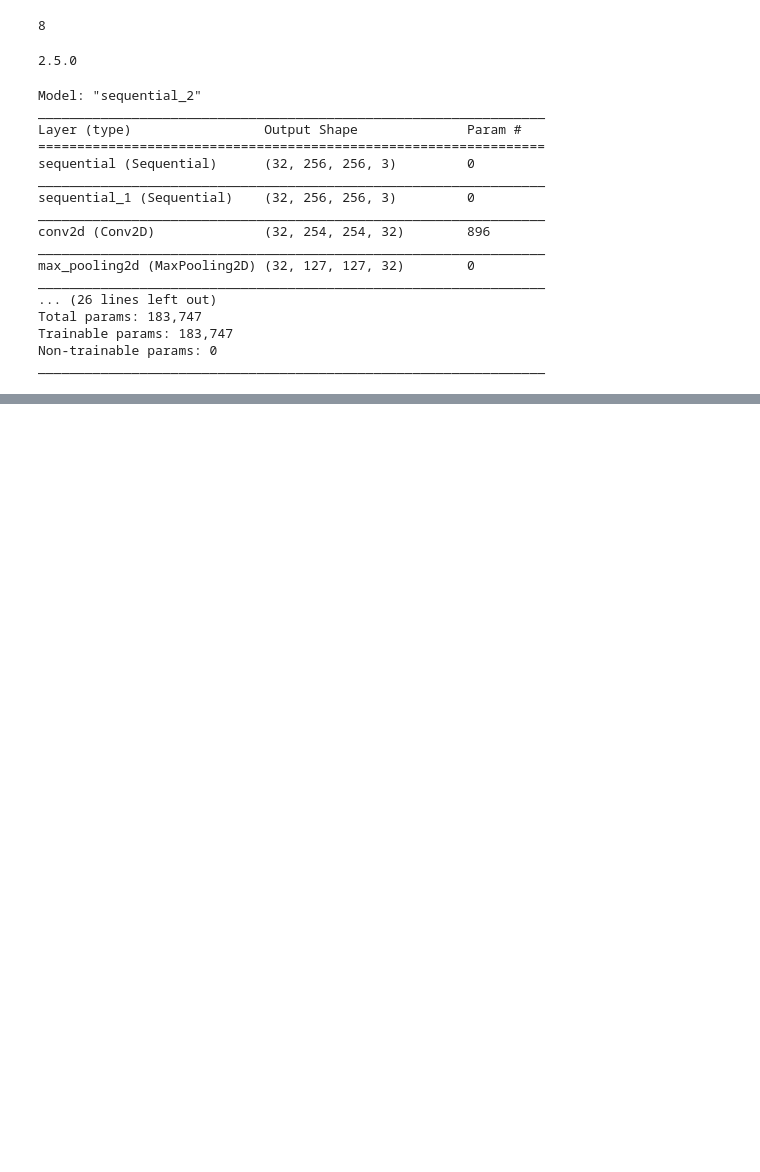
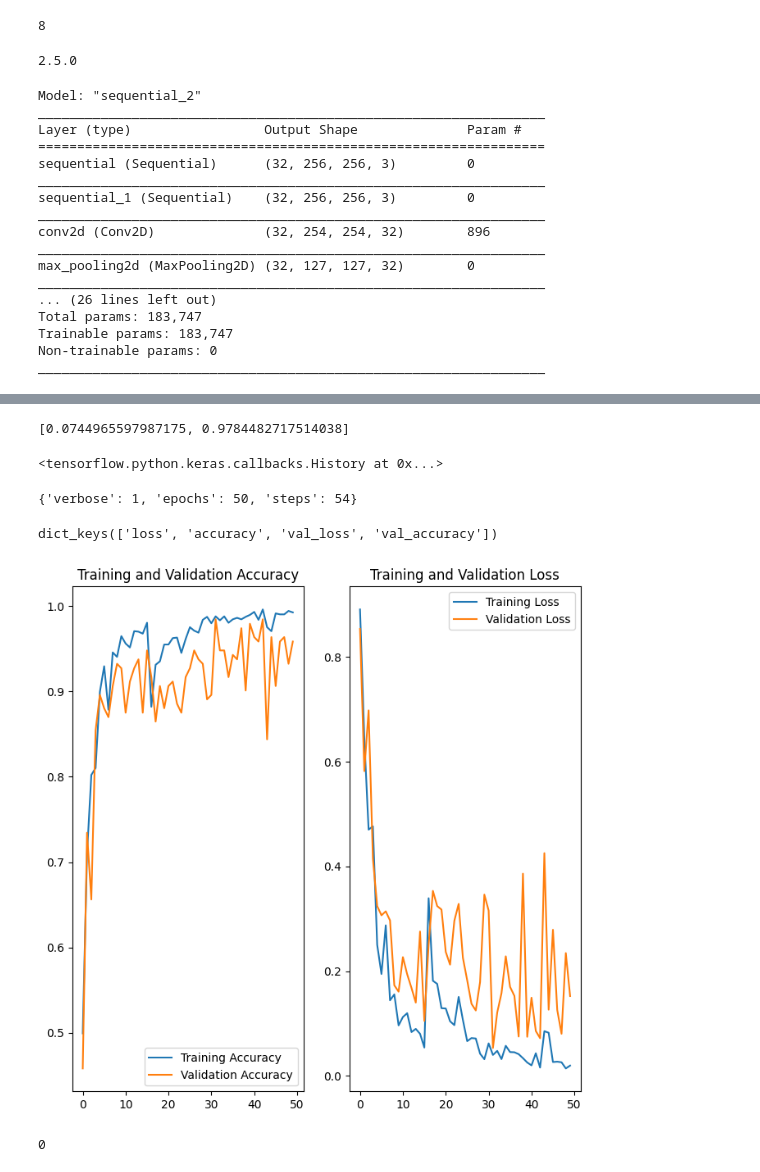
Before and after one commit to 331Dala/potato_proj, a Jupyter notebook: training/training.ipynb, the cells around one changed output, grey strips where cells are left out. Cells and saved outputs as stored; diff of their text form; code cells hidden in the pictures; blank space fills up the shorter version.

Commit message:
Model built and exported on disk.

```diff
--- a/training/training.ipynb
+++ b/training/training.ipynb
@@ -182,7 +182,7 @@ model.compile(
 
 )
 # %%
-model.fit(
+history = model.fit(
     train_ds,
     epochs=EPOCHS,
     batch_size=BATCH_SIZE,
@@ -210,0 +214,42 @@ Epoch 50/50
+# %%
+scores
+# %% [output]
+[0.0744965597987175, 0.9784482717514038]
+# %%
+history
+# %% [output]
+<tensorflow.python.keras.callbacks.History at 0x...>
+# %%
+history.params
+# %% [output]
+{'verbose': 1, 'epochs': 50, 'steps': 54}
+# %%
+history.history.keys()
+# %% [output]
+dict_keys(['loss', 'accuracy', 'val_loss', 'val_accuracy'])
+# %%
+acc = history.history['accuracy']
+val_acc = history.history['val_accuracy']
+
+loss = history.history['loss']
+val_loss = history.history['val_loss']
+# %%
+plt.figure(figsize=(8, 8))
+plt.subplot(1, 2, 1)
+plt.plot(range(EPOCHS), acc, label='Training Accuracy')
+plt.plot(range(EPOCHS), val_acc, label='Validation Accuracy')
+plt.legend(loc='lower right')
+plt.title('Training and Validation Accuracy')
+
+plt.subplot(1, 2, 2)
+plt.plot(range(EPOCHS), loss, label='Training Loss')
+plt.plot(range(EPOCHS), val_loss, label='Validation Loss')
+plt.legend(loc='upper right')
+plt.title('Training and Validation Loss')
+plt.show()
+# %% [output]
+[figure, added]
+# %%
+np.argmax([9.9999964e-01, 3.0936937e-07, 5.5547344e-19])
+# %% [output]
+0
```
Also changed, not shown: parts of 7 cells of this notebook, 8 other files.
